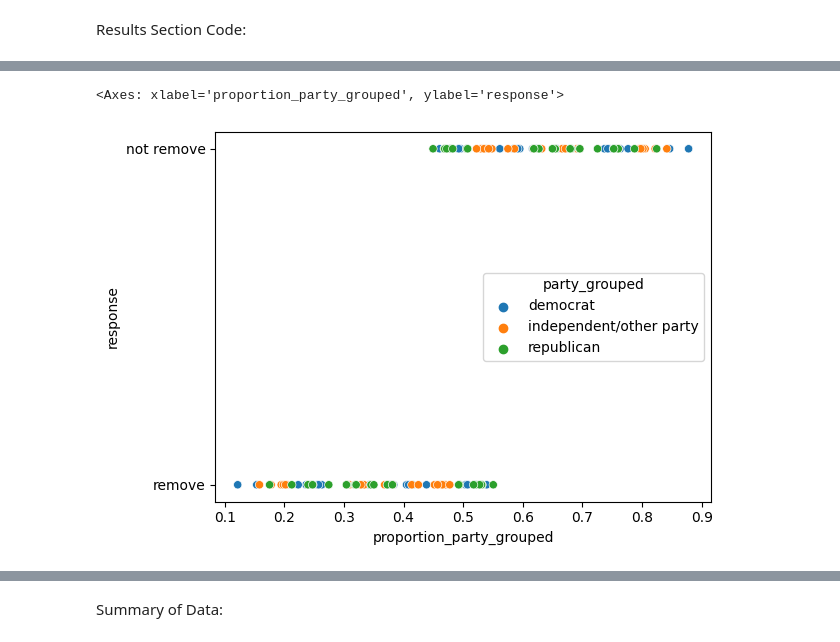
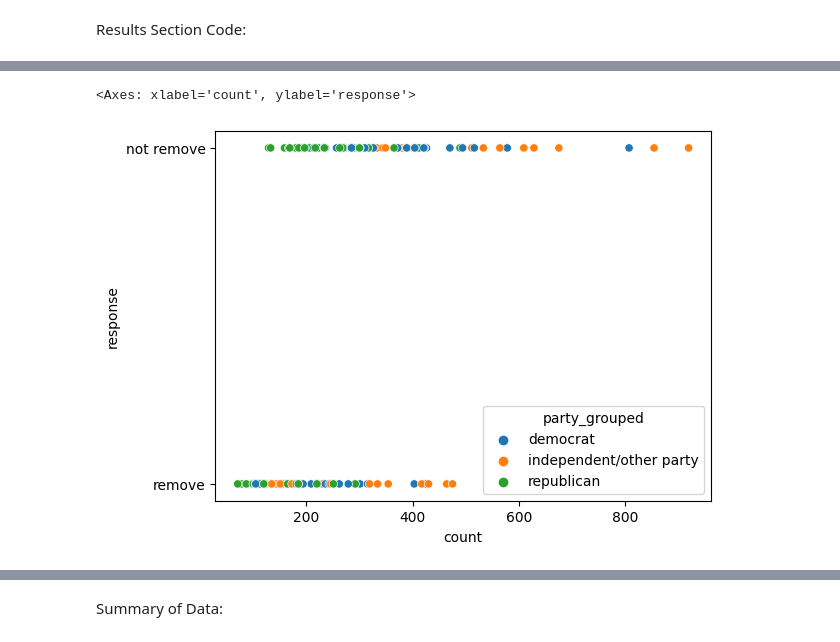
Before and after one commit to manaswinit26/group19, a Jupyter notebook: lab1 (1).ipynb, the cells around one changed output, grey strips where cells are left out. Saved outputs shown, nothing was run; the diff lists cells and outputs as text; code cells hidden in the pictures.

```diff
--- a/lab1 (1).ipynb
+++ b/lab1 (1).ipynb
@@ -381,5 +260,5 @@ plt.show()
 # %%
-sns.scatterplot(data=proportions_by_party_response, x='proportion_party_grouped', y='response',hue='party_grouped')
+sns.scatterplot(data=df, x='count', y='response',hue='party_grouped')
 # %% [output]
-<Axes: xlabel='proportion_party_grouped', ylabel='response'>
+<Axes: xlabel='count', ylabel='response'>
-[figure, old version]
+[figure, new version]
```
Also changed, not shown: parts of 41 cells of this notebook.
